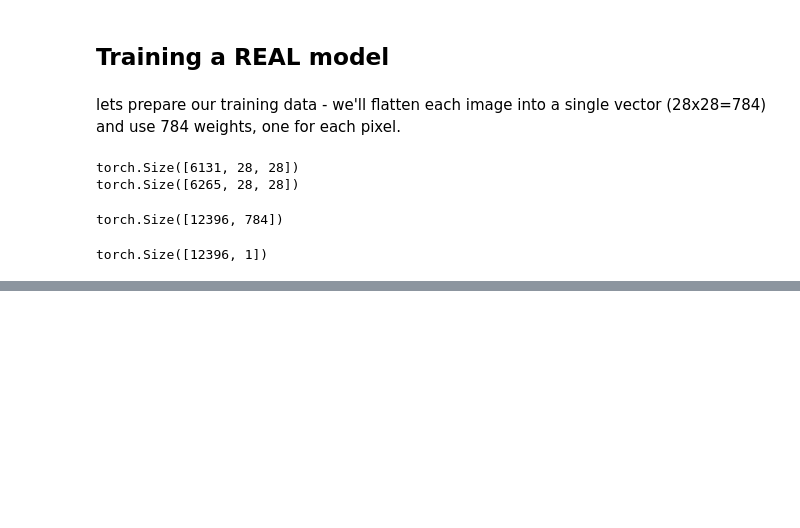
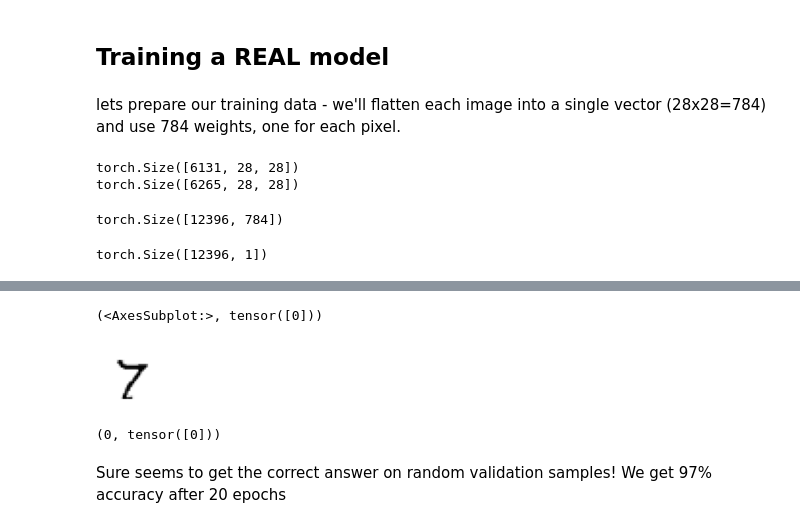
Before and after one commit to Mchristos/fastbook, a Jupyter notebook: 04_mnist_basics[chris].ipynb, the cells around one changed output, grey strips where cells are left out. Drawn from its saved outputs; the diff is of its cells as text; code cells hidden in the pictures; blank space fills up the shorter version.

```diff
--- a/04_mnist_basics[chris].ipynb
+++ b/04_mnist_basics[chris].ipynb
@@ -241,0 +249,9 @@ torch.Size([12396, 1])
+# %%
+valid_3s = [tensor(Image.open(x)) for x in (path/'valid'/'3').ls()]
+valid_7s = [tensor(Image.open(x)) for x in (path/'valid'/'7').ls()]
+valid_x = torch.cat ([
+    torch.stack(valid_3s).float()/255,
+    torch.stack(valid_7s).float()/255
+]).view(-1,28*28)
+valid_y = tensor([1]*len(valid_3s) + [0]*len(valid_7s)).unsqueeze(1)
+valid_x.shape, valid_y.shape
@@ -242 +260,3 @@ torch.Size([12396, 1])
+# %%
+dset_valid = list(zip(valid_x, valid_y))
 # %%
@@ -250,0 +517,15 @@ def linear1(X):
+# %%
+# I want to see it just to be sure
+rand_index = torch.randint(0,len(dset_valid),[1])[0]
+sample_x, sample_y = dset_valid[rand_index]
+show_image(sample_x.reshape([28,28])), sample_y
+# %% [output]
+(<AxesSubplot:>, tensor([0]))
+[figure, added]
+# %%
+# 1 => 3, 0 => 7
+round(float(linear1(sample_x).sigmoid()[0])), sample_y
+# %% [output]
+(0, tensor([0]))
+# %% [markdown]
+Sure seems to get the correct answer on random validation samples! We get 97% accuracy after 20 epochs
```
Also changed, not shown: parts of 54 cells of this notebook.
